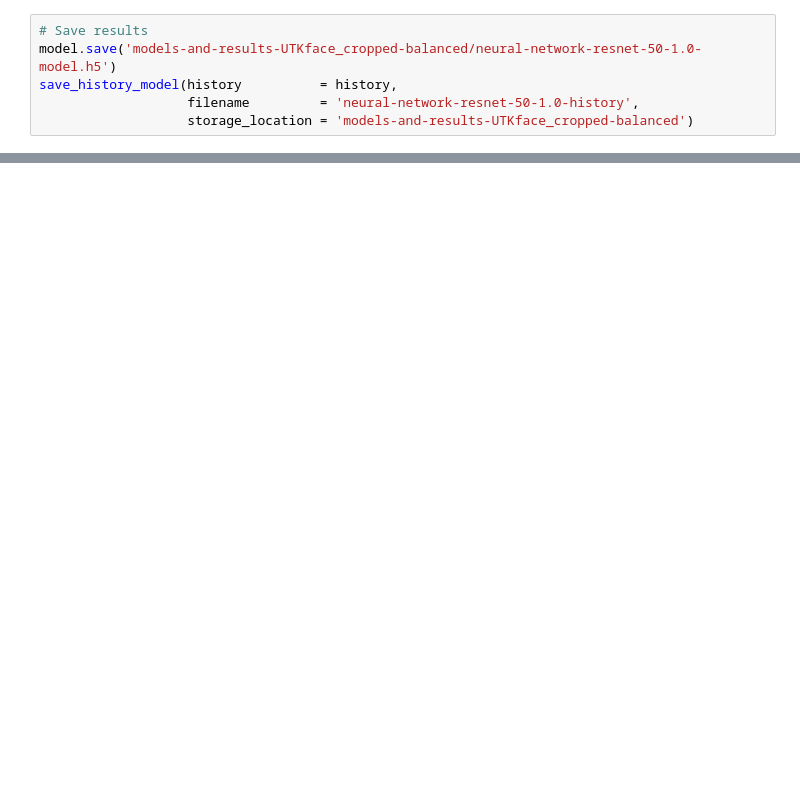
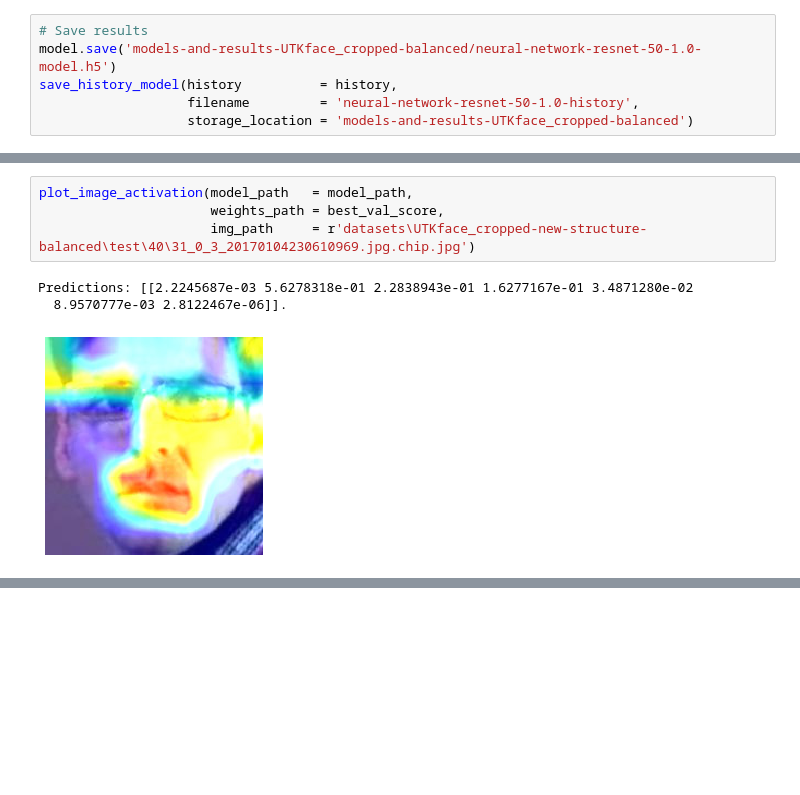
Before and after one commit to paulorijnberg/deep-learning-age-estimation, a Jupyter notebook: notebooks/neural-networks-resnet-UTKface_cropped-balanced.ipynb, the cells around one changed output, grey strips where cells are left out. Drawn from its saved outputs; the diff is of its cells as text; blank space fills up the shorter version.

```diff
--- a/notebooks/neural-networks-resnet-UTKface_cropped-balanced.ipynb
+++ b/notebooks/neural-networks-resnet-UTKface_cropped-balanced.ipynb
@@ -165,0 +195,8 @@ plot_image_activation(model_path   = model_path,
+# %%
+plot_image_activation(model_path   = model_path,
+                      weights_path = best_val_score,
+                      img_path     = r'datasets\UTKface_cropped-new-structure-balanced\test\40\31_0_3_20170104230610969.jpg.chip.jpg')
+# %% [output]
+Predictions: [[2.2245687e-03 5.6278318e-01 2.2838943e-01 1.6277167e-01 3.4871280e-02
+  8.9570777e-03 2.8122467e-06]].
+[figure, added]
```
Also changed, not shown: parts of 14 cells of this notebook.
